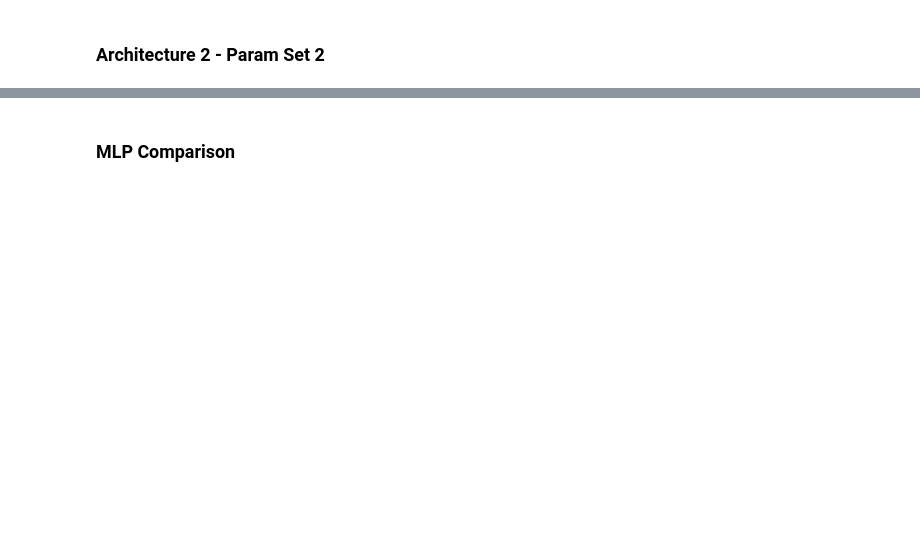
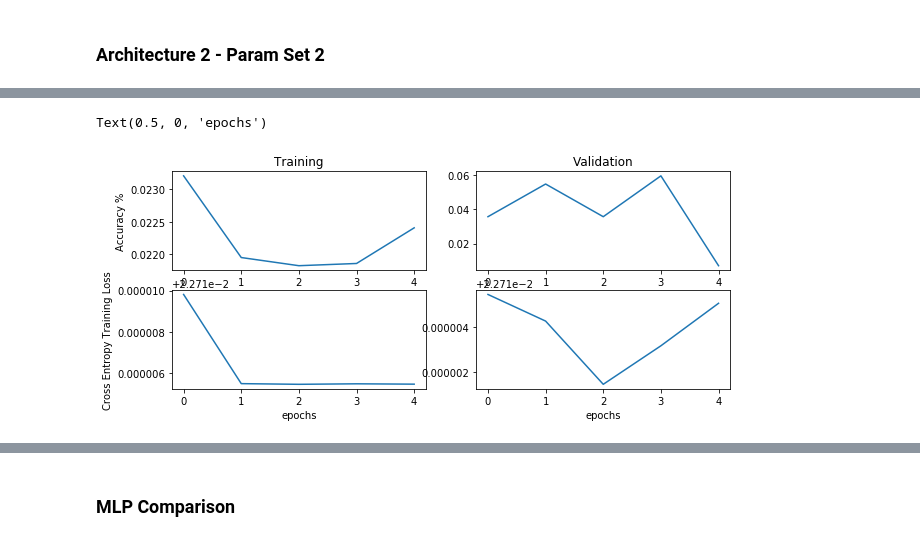
Before and after one commit to liamlows/CS5324-ML_Python, a Jupyter notebook: Lab6/Lab6-init.ipynb, the cells around one changed output, grey strips where cells are left out. Drawn from its saved outputs; the diff is of its cells as text; code cells hidden in the pictures; blank space fills up the shorter version.

```diff
--- a/Lab6/Lab6-init.ipynb
+++ b/Lab6/Lab6-init.ipynb
@@ -544,21 +601,24 @@ cnn4_hist = cnn4.fit(X_train_tr, y_train_ohe_tr,
 # %%
 plt.figure(figsize=(10,4))
 plt.subplot(2,2,1)
-plt.plot(cnn4_hist['acc'])
+plt.plot(cnn4_hist.history['accuracy'])
 
 plt.ylabel('Accuracy %')
 plt.title('Training')
 plt.subplot(2,2,2)
-plt.plot(cnn4_hist['val_acc'])
+plt.plot(cnn4_hist.history['val_accuracy'])
 plt.title('Validation')
 
 plt.subplot(2,2,3)
-plt.plot(cnn4_hist['loss'])
+plt.plot(cnn4_hist.history['loss'])
 plt.ylabel('Cross Entropy Training Loss')
 plt.xlabel('epochs')
 
 plt.subplot(2,2,4)
-plt.plot(cnn4_hist['val_loss'])
+plt.plot(cnn4_hist.history['val_loss'])
 plt.xlabel('epochs')
+# %% [output]
+Text(0.5, 0, 'epochs')
+[figure, added]
 # %%
 cnn_heatmap(cnn4,X_test_tr,y_test_tr)
```
Also changed, not shown: parts of 28 cells of this notebook.
